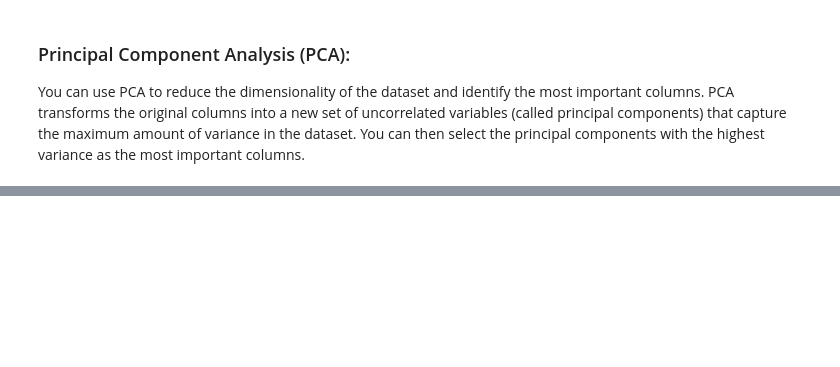
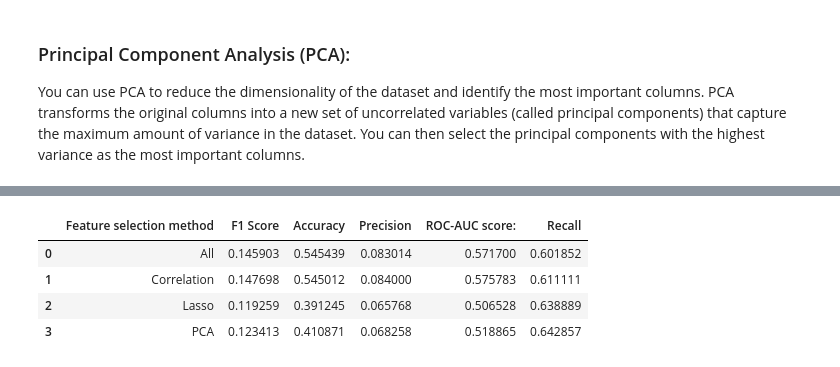
Before and after one commit to Dimedici1/Project_Car_Insurance, a Jupyter notebook: final_notebook/logistic.ipynb, the cells around one changed output, grey strips where cells are left out. Saved outputs shown, nothing was run; the diff lists cells and outputs as text; code cells hidden in the pictures; blank space fills up the shorter version.

Commit message:
logistic

```diff
--- a/final_notebook/logistic.ipynb
+++ b/final_notebook/logistic.ipynb
@@ -45,0 +185,13 @@ You can use feature selection algorithms like Recursive Feature Elimination (RFE
+# %%
+# Import necessary libraries
+import pandas as pd
+import numpy as np
+from sklearn.model_selection import train_test_split
+from sklearn.linear_model import LogisticRegression
+from imblearn.over_sampling import SMOTE
+from sklearn.metrics import classification_report, confusion_matrix
+
+# Select the independent variables with highest correlation to 'is_claim'
+corr_matrix = dataset.corr()
+highest_corr_vars = corr_matrix['is_claim'].nlargest(10).index
+corr_matrix['is_claim'].head(10)
@@ -48,0 +493,30 @@ You can use PCA to reduce the dimensionality of the dataset and identify the mos
+# %%
+# Import Logistic Regression from scikit-learn
+from sklearn.linear_model import LogisticRegression
+
+# Create a logistic regression object
+logreg = LogisticRegression(class_weight={0: 1, 1: 15}, random_state=42, solver='liblinear')
+
+# Fit the model to the training data
+logreg.fit(X_train_pca, y_train)
+
+# Predict the labels of the test data
+y_pred = logreg.predict(X_test_pca)
+
+print('F1 Score:', f1_score(y_test, y_pred, pos_label=1))
+print("Accuracy:", accuracy_score(y_test, y_pred))
+print("Precision:", precision_score(y_test, y_pred))
+print("Recall:", recall_score(y_test, y_pred))
+print("ROC-AUC score:", roc_auc_score(y_test, y_pred))
+print(confusion_matrix(y_test, y_pred))
+
+data4 = {'Feature selection method': ['PCA'],
+         'F1 Score': [f1_score(y_test, y_pred, pos_label=1)],
+         'Accuracy': [accuracy_score(y_test, y_pred)],
+         'Precision': [precision_score(y_test, y_pred)],
+         'Recall': [recall_score(y_test, y_pred)],
+         'ROC-AUC score:': [roc_auc_score(y_test, y_pred)]}
+
+df4 = pd.DataFrame(data4)
+
+df = df.append(df4, ignore_index=True)
@@ -48,0 +531,8 @@ You can use PCA to reduce the dimensionality of the dataset and identify the mos
+# %%
+df
+# %% [output]
+|  | Feature selection method | F1 Score | Accuracy | Precision | ROC-AUC score: | Recall |
+| 0 | All | 0.145903 | 0.545439 | 0.083014 | 0.571700 | 0.601852 |
+| 1 | Correlation | 0.147698 | 0.545012 | 0.084000 | 0.575783 | 0.611111 |
+| 2 | Lasso | 0.119259 | 0.391245 | 0.065768 | 0.506528 | 0.638889 |
+| 3 | PCA | 0.123413 | 0.410871 | 0.068258 | 0.518865 | 0.642857 |
```
Also changed, not shown: parts of 17 cells of this notebook.
